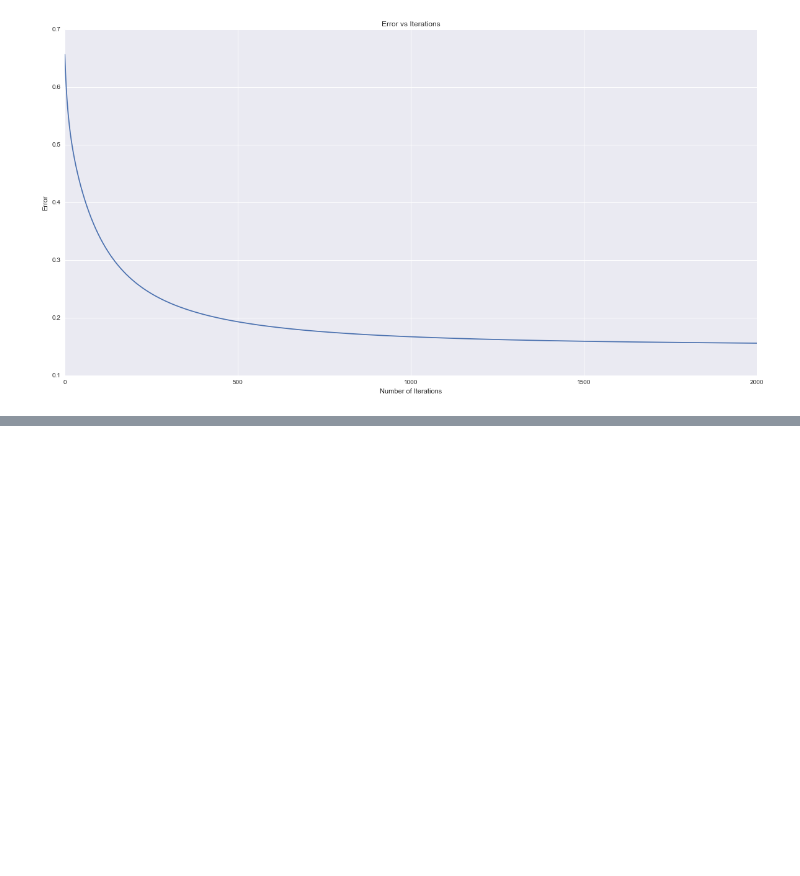
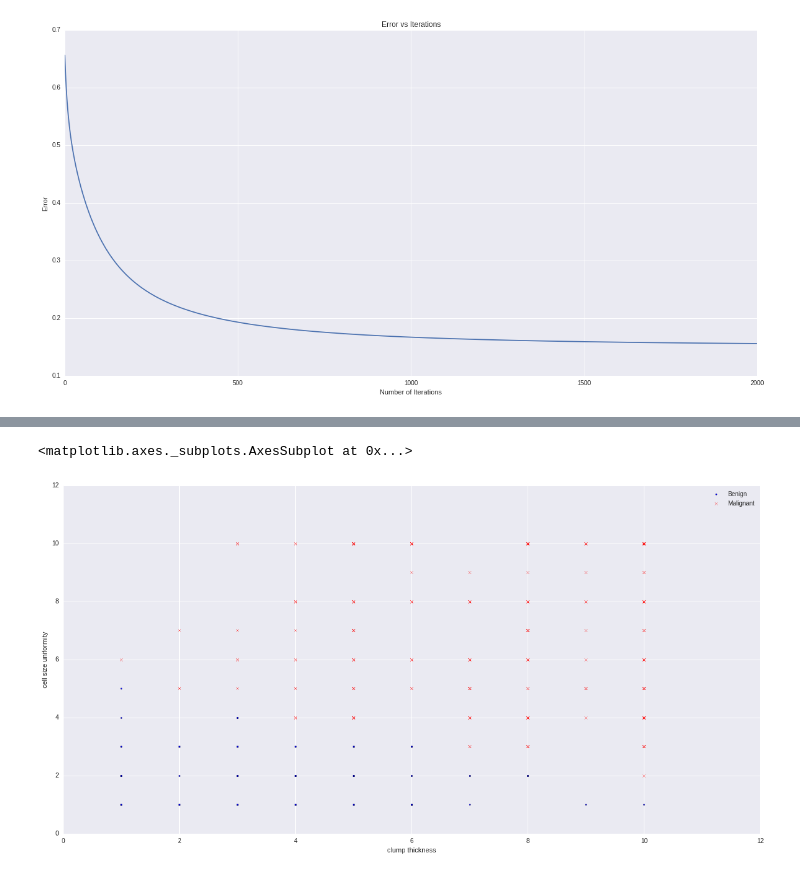
Before and after one commit to rurouni-najeeb/Kaggle, a Jupyter notebook: Logistic Regression.ipynb, the cells around one changed output, grey strips where cells are left out. Drawn from its saved outputs; the diff is of its cells as text; code cells hidden in the pictures; blank space fills up the shorter version.

```diff
--- a/Logistic Regression.ipynb
+++ b/Logistic Regression.ipynb
@@ -95,0 +102,5 @@ plt.title('Error vs Iterations')
+# %%
+yPred = (sigmoid(np.dot(X,theta)) >= 0.5) + 0
+# %%
+X['class'] = yPred
+X.head()
@@ -95,0 +114,6 @@ plt.title('Error vs Iterations')
+# %%
+ax = X[X['class'] == 0].plot(kind='scatter',x='clump thickness',y='cell size uniformity',label='Benign',marker='.',c='b')
+X[X['class'] == 1].plot(kind='scatter',x='clump thickness',y='cell size uniformity',label='Malignant',c='r',ax=ax,marker='x')
+# %% [output]
+<matplotlib.axes._subplots.AxesSubplot at 0x...>
+[figure, added]
```
Also changed, not shown: parts of 2 cells of this notebook, 3 other files.
